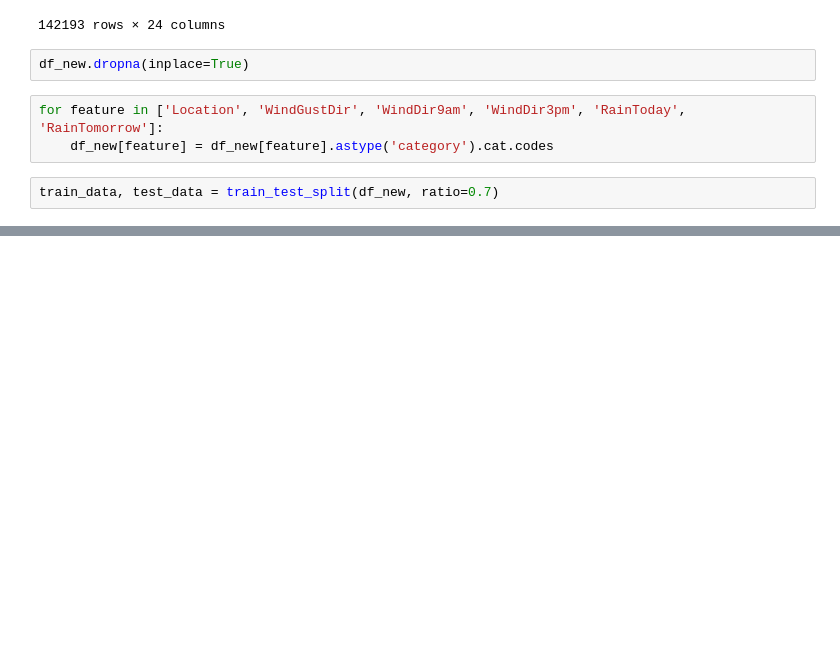
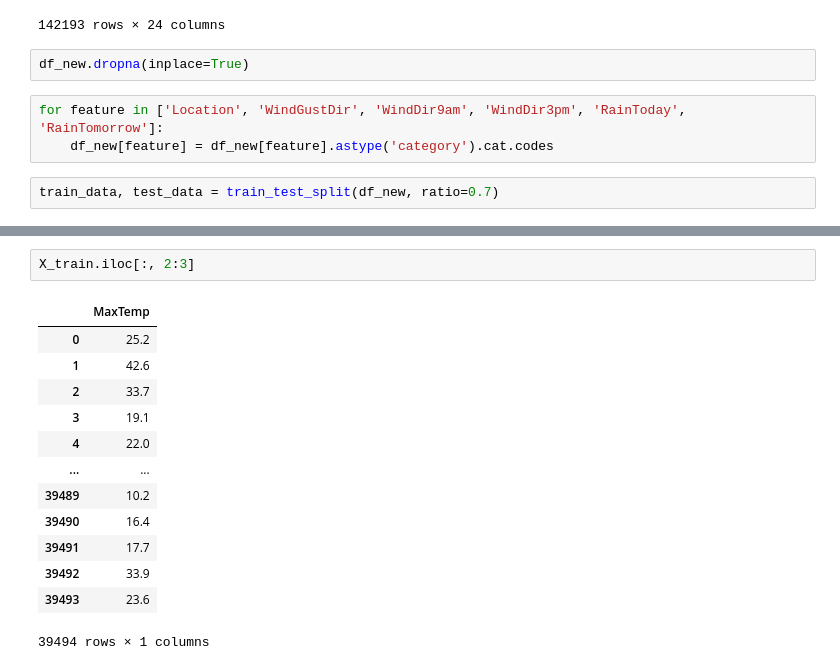
Before and after one commit to tugrulhkarabulut/Tree-Based-Methods, a Jupyter notebook: Tree Based Classification Applications.ipynb, the cells around one changed output, grey strips where cells are left out. Saved outputs shown, nothing was run; the diff lists cells and outputs as text; blank space fills up the shorter version.

```diff
--- a/Tree Based Classification Applications.ipynb
+++ b/Tree Based Classification Applications.ipynb
@@ -367 +367,17 @@ X_test
 16926 rows × 22 columns
+# %%
+X_train.iloc[:, 2:3]
+# %% [output]
+|  | MaxTemp |
+| 0 | 25.2 |
+| 1 | 42.6 |
+| 2 | 33.7 |
+| 3 | 19.1 |
+| 4 | 22.0 |
+| ... | ... |
+| 39489 | 10.2 |
+| 39490 | 16.4 |
+| 39491 | 17.7 |
+| 39492 | 33.9 |
+| 39493 | 23.6 |
+39494 rows × 1 columns
```
Also changed, not shown: parts of 3 cells of this notebook, 3 other files.
